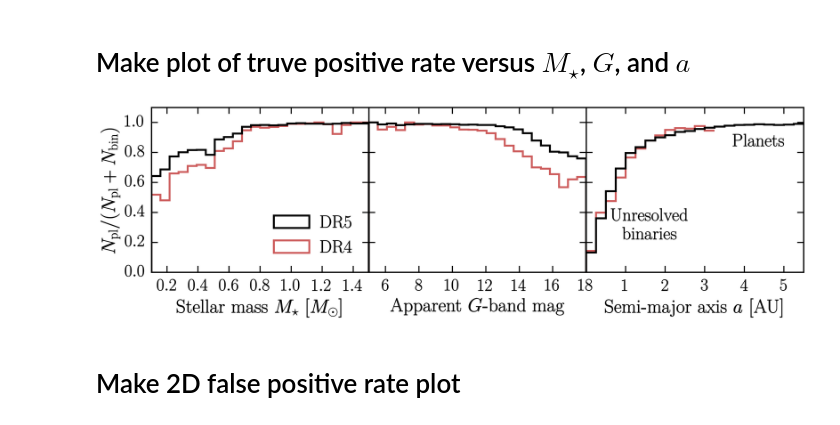
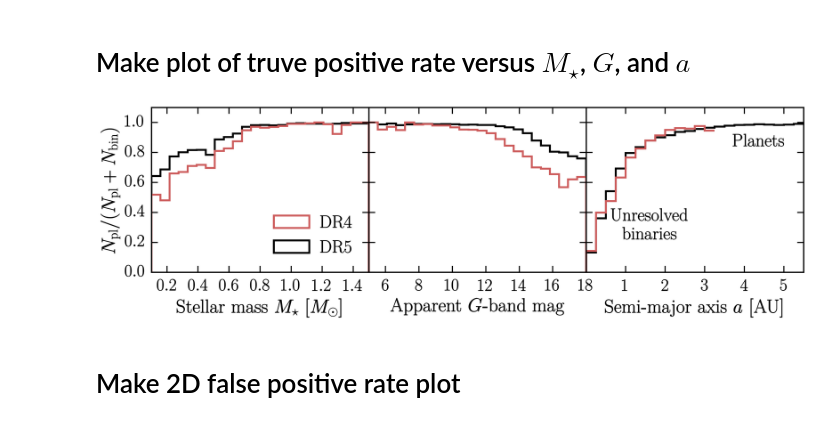
Before and after one commit to CalebLammers/GaiaForecasts, a Jupyter notebook: Figure notebooks/False positive rate predictions (Fig 13 and 14).ipynb, the cells around one changed output. Cells and saved outputs as stored; diff of their text form; code cells hidden in the pictures.

```diff
--- a/Figure notebooks/False positive rate predictions (Fig 13 and 14).ipynb
+++ b/Figure notebooks/False positive rate predictions (Fig 13 and 14).ipynb
@@ -277,36 +277,36 @@ DR4_semi_a_ratios[13] = np.nan
 # %%
 # make plot; rate vs. stellar mass
 fig, ax = plt.subplots(1, 3, figsize=(20.0*0.92, 5.3*0.85), sharey=True, dpi=250, facecolor='white')
-ax[0].hist(stellar_mass_hist, bins=stellar_mass_edges, weights=DR5_stellar_mass_ratios, color='k', lw=3, histtype='step', label=r'$\mathrm{DR5}$', zorder=10)
 ax[0].hist(stellar_mass_hist, bins=stellar_mass_edges, weights=DR4_stellar_mass_ratios, color='indianred', lw=3, histtype='step', label=r'$\mathrm{DR4}$')
+ax[0].hist(stellar_mass_hist, bins=stellar_mass_edges, weights=DR5_stellar_mass_ratios, color='k', lw=3, histtype='step', label=r'$\mathrm{DR5}$', zorder=-10)
 ax[0].set_ylabel(r'$N_\mathrm{pl}/(N_\mathrm{pl} + N_\mathrm{bin})$', labelpad=7, fontsize=30)
 ax[0].set_xlabel(r'$\mathrm{Stellar~mass}~M_\star~[M_\odot]$', labelpad=7, fontsize=30)
 ax[0].set_xlim([0.1, 1.5])
 ax[0].set_ylim([0.0, 1.1])
 ax[0].legend(loc='lower right', handletextpad=0.6, frameon=False, fontsize=28)
 
 # rate vs. G-band mag
-ax[1].hist(G_mag_hist, bins=G_mag_edges, weights=DR5_G_mag_ratios, color='k', lw=3, histtype='step', label=r'$\mathrm{DR5}$', zorder=10)
 ax[1].hist(G_mag_hist, bins=G_mag_edges, weights=DR4_G_mag_ratios, color='indianred', lw=3, histtype='step', label=r'$\mathrm{DR4}$')
+ax[1].hist(G_mag_hist, bins=G_mag_edges, weights=DR5_G_mag_ratios, color='k', lw=3, histtype='step', label=r'$\mathrm{DR5}$', zorder=-10)
 ax[1].set_xlabel(r'$\mathrm{Apparent}~G$-$\mathrm{band~mag}$', labelpad=7, fontsize=30)
 ax[1].set_xlim([5.0, 18])
 
 # rate vs. semi-major axis
-ax[2].hist(semi_a_hist, bins=semi_a_edges, weights=DR5_semi_a_ratios, color='k', lw=3, histtype='step', label=r'$\mathrm{DR5}$', zorder=10)
 ax[2].hist(semi_a_hist, bins=semi_a_edges, weights=DR4_semi_a_ratios, color='indianred', lw=3, histtype='step', label=r'$\mathrm{DR4}$')
+ax[2].hist(semi_a_hist, bins=semi_a_edges, weights=DR5_semi_a_ratios, color='k', lw=3, histtype='step', label=r'$\mathrm{DR5}$', zorder=-10)
 ax[2].set_xlabel(r'$\mathrm{Semi}$-$\mathrm{major~axis}~a~[\mathrm{AU}]$', labelpad=7, fontsize=30)
 ax[2].set_xlim([0.0, 5.5])
 ax[2].set_ylim([0.0, 1.1])
 ax[2].set_xticks([1.0, 2.0, 3.0, 4.0, 5.0])
 
 # add labels for planet-dominated and binary-dominated regions
 ax[2].text(4.37, 0.87, r'$\mathrm{Planets}$', horizontalalignment='center', verticalalignment='center', fontsize=28)
 ax[2].text(1.61, 0.31, r'$\mathrm{Unresolved}$' + '\n' + r'$\mathrm{~binaries}$', horizontalalignment='center', verticalalignment='center', fontsize=28)
 
 plt.subplots_adjust(wspace=0.0)
 plt.show()
 # %% [output]
-[figure, old version]
+[figure, new version]
 # %% [markdown]
 # Make 2D false positive rate plot
 # %%
```
Also changed, not shown: parts of 1 cell of this notebook, 2 other files.
